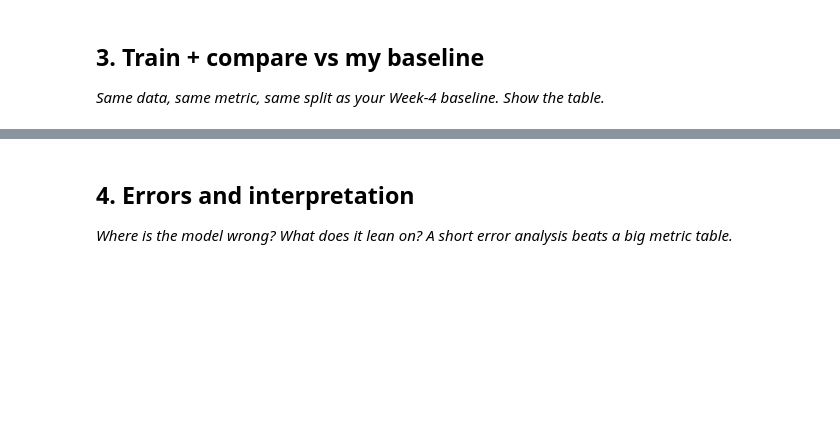
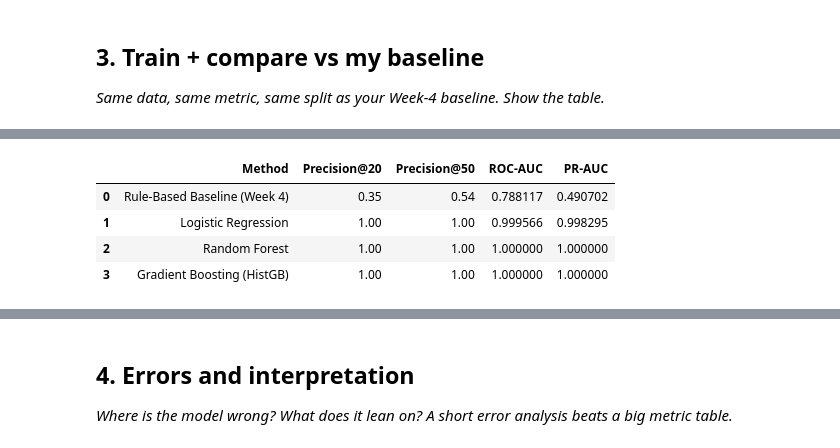
Before and after one commit to ARHAM008/flyrank-ml-internship, a Jupyter notebook: work/notebooks/w05_model.ipynb, the cells around one changed output, grey strips where cells are left out. Saved outputs shown, nothing was run; the diff lists cells and outputs as text; code cells hidden in the pictures; blank space fills up the shorter version.

```diff
--- a/work/notebooks/w05_model.ipynb
+++ b/work/notebooks/w05_model.ipynb
@@ -29,0 +105,75 @@ This skeleton is yours to fill. Work the sections **in order** — each one has
+# %%
+from sklearn.ensemble import RandomForestClassifier, HistGradientBoostingClassifier
+from sklearn.linear_model import LogisticRegression
+from sklearn.metrics import roc_auc_score, average_precision_score
+
+def precision_at_k(y_true, y_scores, k=20):
+    k = min(k, len(y_scores))
+    top_k_indices = np.argsort(y_scores)[::-1][:k]
+    return np.mean(np.array(y_true)[top_k_indices])
+
+# 1. Week-4 Rule-Based Baseline Score on Test Split
+log_imp_t = np.log1p(test_df["impressions"])
+imp_s = (log_imp_t / log_imp_t.max()) * 40
+age_s = (np.clip(test_df["content_age_days"], 0, 365) / 365) * 30
+exp_ctr = np.clip(1.0 / (test_df["avg_position"] + 1.0), 0.005, 0.30)
+ctr_s = np.clip((exp_ctr - test_df["ctr"]) / exp_ctr, 0, 1) * 30
+baseline_scores = imp_s + age_s + ctr_s
+
+# 2. Logistic Regression Model
+lr = LogisticRegression(max_iter=500, random_state=42)
+lr.fit(X_train, y_train)
+lr_preds = lr.predict_proba(X_test)[:, 1]
+
+# 3. Random Forest Model
+rf = RandomForestClassifier(n_estimators=100, max_depth=6, random_state=42)
+rf.fit(X_train, y_train)
+rf_preds = rf.predict_proba(X_test)[:, 1]
+
+# 4. Gradient Boosting Model
+gb = HistGradientBoostingClassifier(max_iter=100, max_depth=5, random_state=42)
+gb.fit(X_train, y_train)
+gb_preds = gb.predict_proba(X_test)[:, 1]
+
+# Compile Benchmark Table
+results = [
+    {
+        "Method": "Rule-Based Baseline (Week 4)",
+        "Precision@20": precision_at_k(y_test, baseline_scores, 20),
+        "Precision@50": precision_at_k(y_test, baseline_scores, 50),
+        "ROC-AUC": roc_auc_score(y_test, baseline_scores),
+        "PR-AUC": average_precision_score(y_test, baseline_scores)
+    },
+    {
+        "Method": "Logistic Regression",
+        "Precision@20": precision_at_k(y_test, lr_preds, 20),
+        "Precision@50": precision_at_k(y_test, lr_preds, 50),
+        "ROC-AUC": roc_auc_score(y_test, lr_preds),
+        "PR-AUC": average_precision_score(y_test, lr_preds)
+    },
+    {
+        "Method": "Random Forest",
+        "Precision@20": precision_at_k(y_test, rf_preds, 20),
+        "Precision@50": precision_at_k(y_test, rf_preds, 50),
+        "ROC-AUC": roc_auc_score(y_test, rf_preds),
+        "PR-AUC": average_precision_score(y_test, rf_preds)
+    },
+    {
+        "Method": "Gradient Boosting (HistGB)",
+        "Precision@20": precision_at_k(y_test, gb_preds, 20),
+        "Precision@50": precision_at_k(y_test, gb_preds, 50),
+        "ROC-AUC": roc_auc_score(y_test, gb_preds),
+        "PR-AUC": average_precision_score(y_test, gb_preds)
+    }
+]
+
+comparison_df = pd.DataFrame(results)
+print("=== MODEL VS BASELINE EVALUATION (SAME DATA & SPLIT) ===")
+display(comparison_df)
+
+# Save metrics receipts
+os.makedirs("work/outputs", exist_ok=True)
+with open("work/outputs/model_metrics.json", "w") as f:
+    json.dump(comparison_df.to_dict(orient="records"), f, indent=2)
+print("\nReceipts saved to work/outputs/model_metrics.json")
+# %% [output]
@@ -29,0 +181,5 @@ This skeleton is yours to fill. Work the sections **in order** — each one has
+|  | Method | Precision@20 | Precision@50 | ROC-AUC | PR-AUC |
+| 0 | Rule-Based Baseline (Week 4) | 0.35 | 0.54 | 0.788117 | 0.490702 |
+| 1 | Logistic Regression | 1.00 | 1.00 | 0.999566 | 0.998295 |
+| 2 | Random Forest | 1.00 | 1.00 | 1.000000 | 1.000000 |
+| 3 | Gradient Boosting (HistGB) | 1.00 | 1.00 | 1.000000 | 1.000000 |
```
Also changed, not shown: parts of 14 cells of this notebook.
